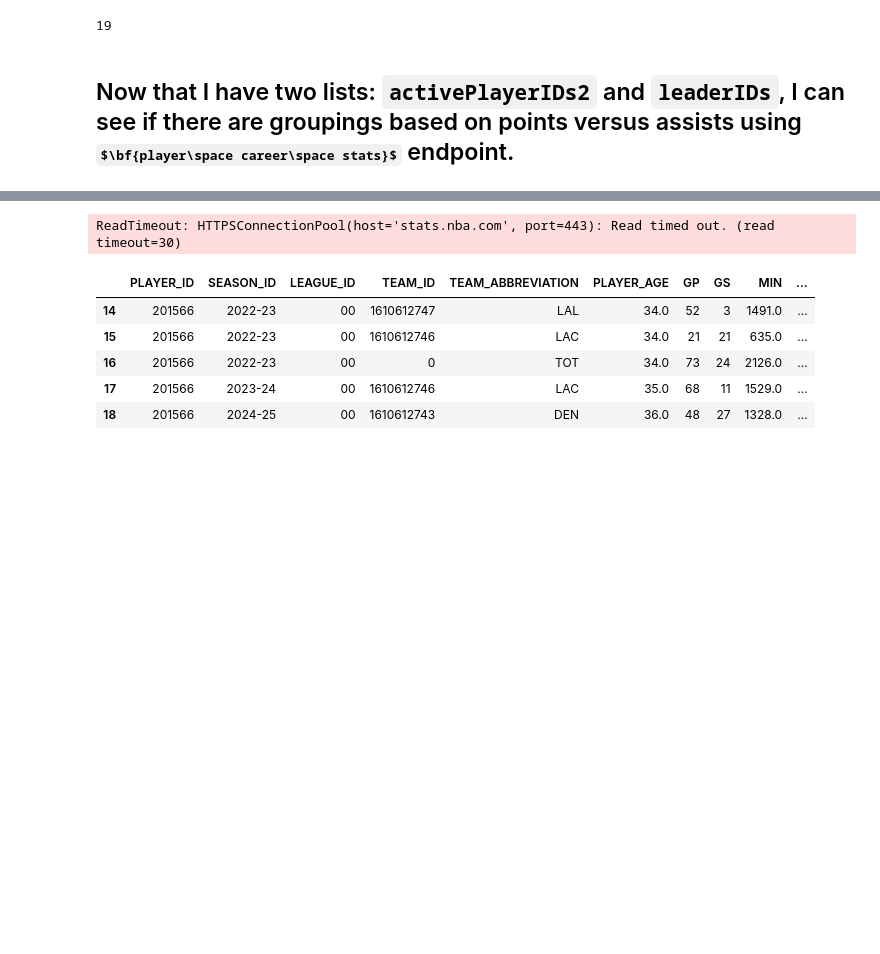
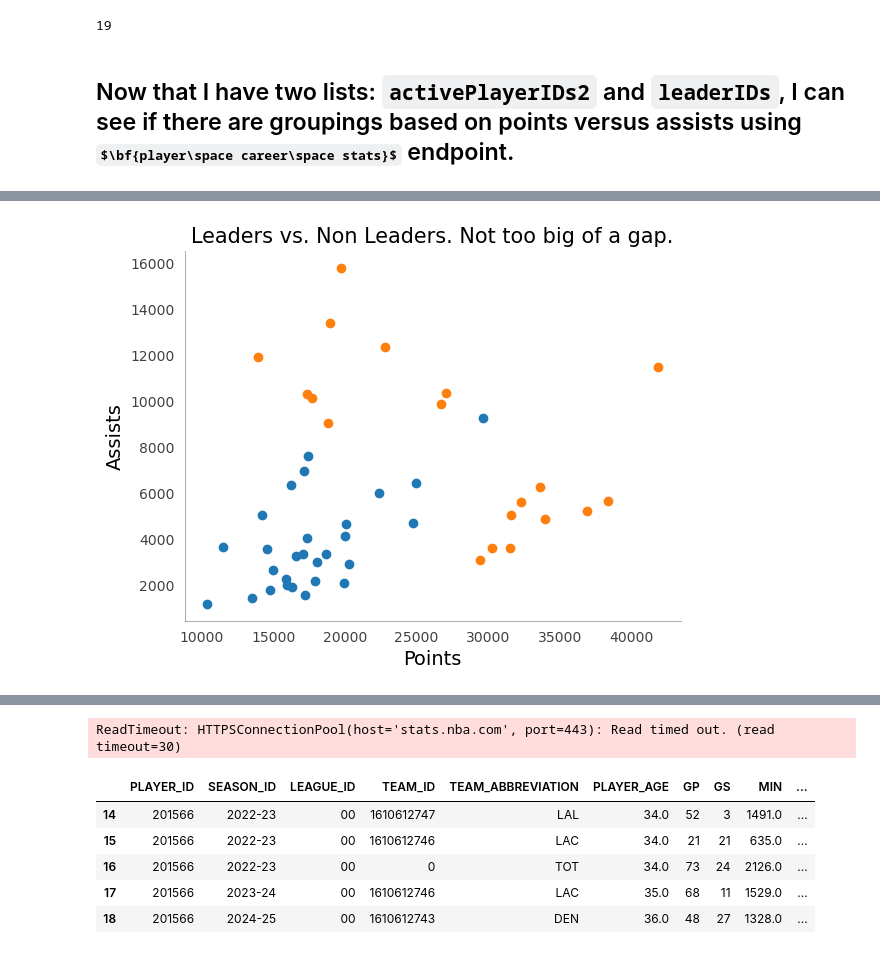
Before and after one commit to lonswaymar/NuggetAnalysis, a Jupyter notebook: notebooks/gather_data.ipynb, the cells around one changed output, grey strips where cells are left out. Drawn from its saved outputs; the diff is of its cells as text; code cells hidden in the pictures; some formulas as TeX source; blank space fills up the shorter version.

```diff
--- a/notebooks/gather_data.ipynb
+++ b/notebooks/gather_data.ipynb
@@ -165,0 +247,18 @@ ReadTimeout: HTTPSConnectionPool(host='stats.nba.com', port=443): Read timed out
+# %%
+
+
+top10 = np.array([sublist for sublist in minutesPointsAssists if sublist[0] > threshold])
+leaders = np.array(minutesPointsAssistsLeaders)
+fig, ax = plt.subplots()
+
+ax.scatter(top10[:,1], top10[:,2])
+ax.scatter(leaders[:,1], leaders[:,2])
+tidy_axes(ax)
+
+ax.set_xlabel("Points", fontsize=14)
+ax.set_ylabel("Assists", fontsize=14)
+ax.set_title("Leaders vs. Non Leaders. Not too big of a gap.", fontsize=15)
+plt.savefig("../images/pts_asts_scatter.png")
+plt.show()
+# %% [output]
+[figure, added]
```
Also changed, not shown: parts of 8 cells of this notebook, 4 other files.
